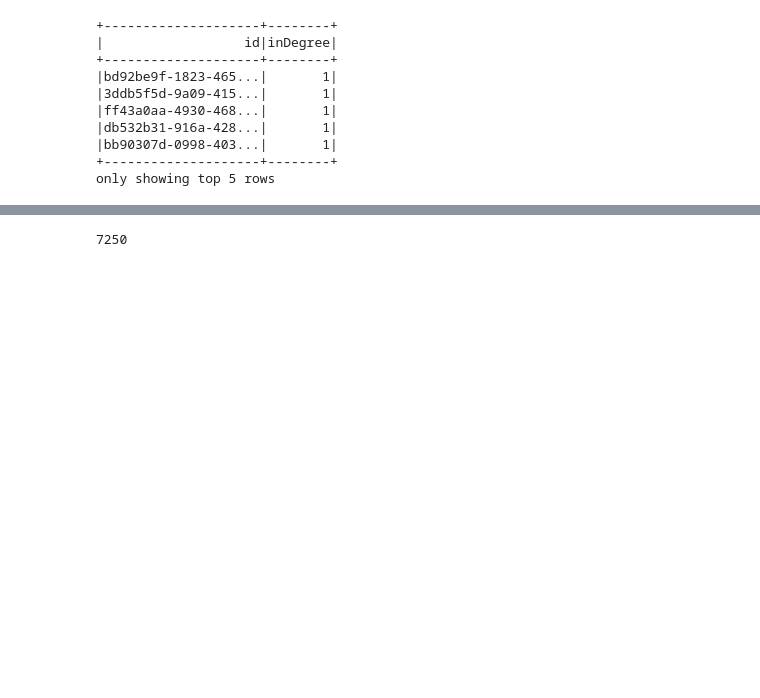
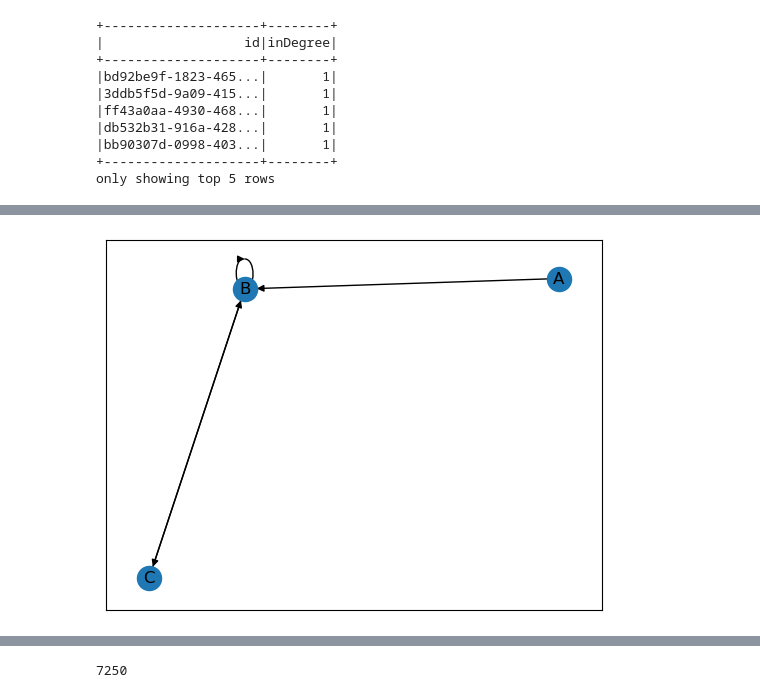
Before and after one commit to MBrend15/Public_Project_Repo, a Jupyter notebook: bam_create_graphframe_Edited.ipynb, the cells around one changed output, grey strips where cells are left out. Saved outputs shown, nothing was run; the diff lists cells and outputs as text; code cells hidden in the pictures; blank space fills up the shorter version.

```diff
--- a/bam_create_graphframe_Edited.ipynb
+++ b/bam_create_graphframe_Edited.ipynb
@@ -231,0 +495,34 @@ motifs6 = g.find("(a)-[e1]->(b); (b)-[e2]->(c); (c)-[e3]->(d); (d)-[e4]->(e); (e
+# %%
+from graphframes import *
+import networkx as nx
+
+# Define the vertices
+vertices = spark.createDataFrame([
+    ("A",),
+    ("B",),
+    ("C",)
+], ["id"])
+
+# Define the edges
+edges = spark.createDataFrame([
+    ("A", "B"),
+    ("B", "B"),
+    ("B", "C"),
+    ("C", "B")
+], ["src", "dst"])
+
+# Create the GraphFrame
+m = GraphFrame(vertices, edges)
+
+# Convert vertices and edges data frames to NetworkX graph object
+v = vertices.toPandas()
+e = edges.toPandas()
+nxg = nx.DiGraph()
+nxg.add_nodes_from(v["id"])
+nxg.add_edges_from(zip(e["src"], e["dst"]))
+
+# Draw the graph using NetworkX
+pos = nx.spring_layout(nxg)
+nx.draw_networkx(nxg, pos)
+# %% [output]
+[figure, added]
```
Also changed, not shown: parts of 35 cells of this notebook, 11 other files.
